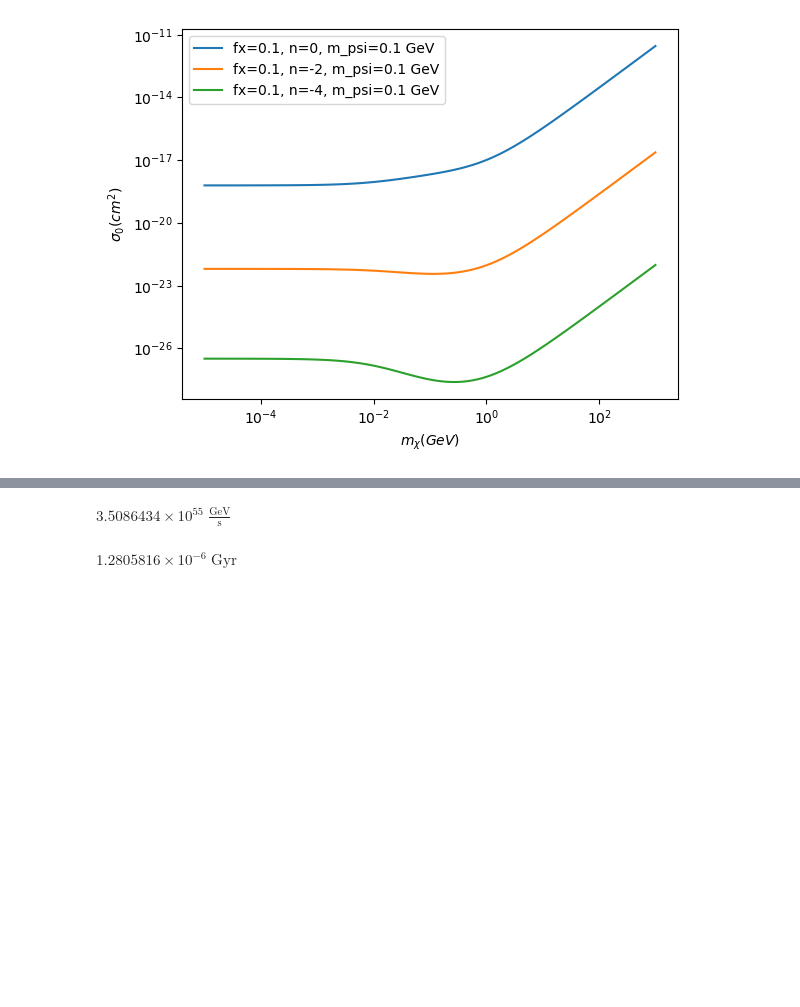
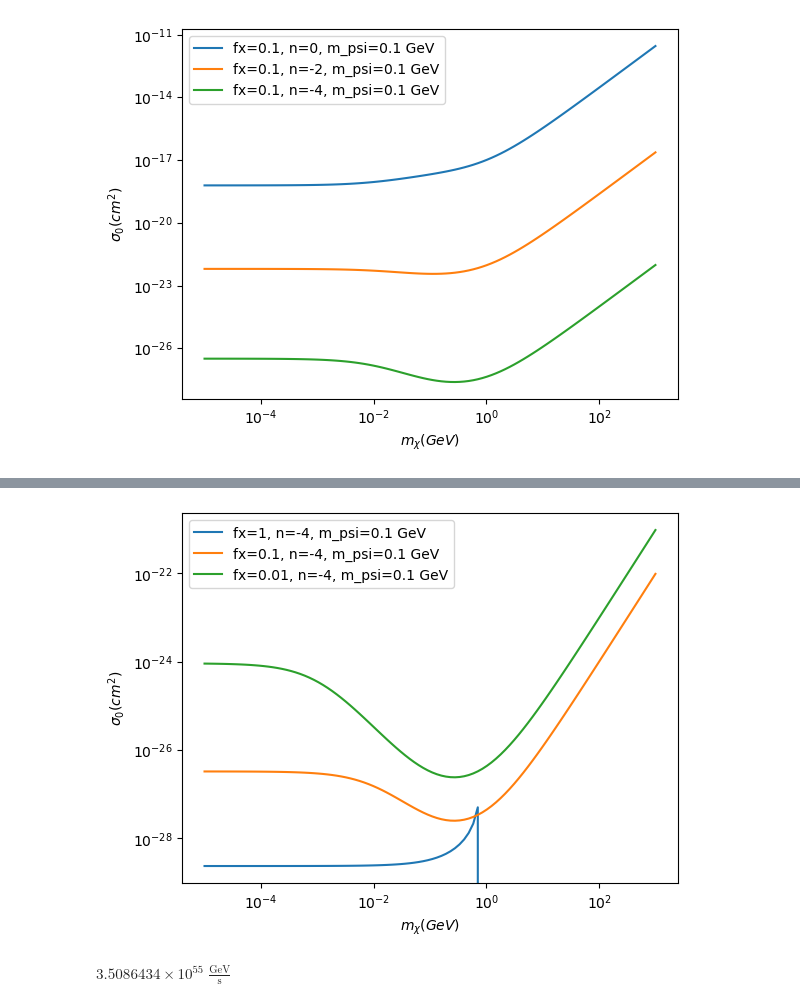
Before and after one commit to kpardo/thermo-idm, a Jupyter notebook: galweight_clusters.ipynb, the cells around one changed output, grey strips where cells are left out. Cells and saved outputs as stored; diff of their text form; code cells hidden in the pictures; blank space fills up the shorter version.

```diff
--- a/galweight_clusters.ipynb
+++ b/galweight_clusters.ipynb
@@ -177,2 +185,6 @@ cls_avg.plot_sigma0_vs_m_chi(f_chi=[0.1], n=[0,-2,-4])
+# %%
+cls_avg.plot_sigma0_vs_m_chi(f_chi=[1, 0.1, 0.01], n=[-4])
+# %% [output]
+[figure, added]
 # %%
 i=2
@@ -181,7 +193,3 @@ L_cluster = Cluster(cls_table['r200'][i], cls_table['M200'][i], cls_table['sig20
 L_cluster.luminosity()
 # %% [output]
 $3.5086434 \times 10^{55} \; \mathrm{\frac{GeV}{s}}$
-# %%
-(L_cluster.cooling_time()).to(u.Gyr)
-# %% [output]
-$1.2805816 \times 10^{-6} \; \mathrm{Gyr}$
```
Also changed, not shown: parts of 5 cells of this notebook, 9 other files.
